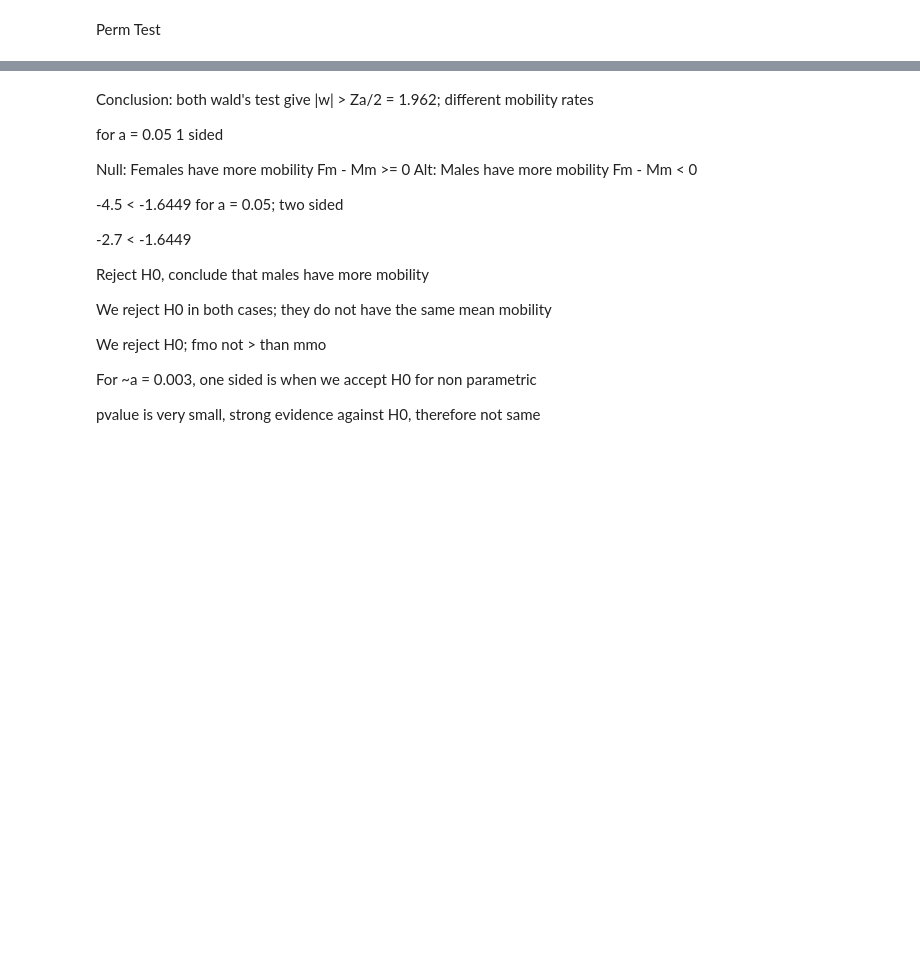
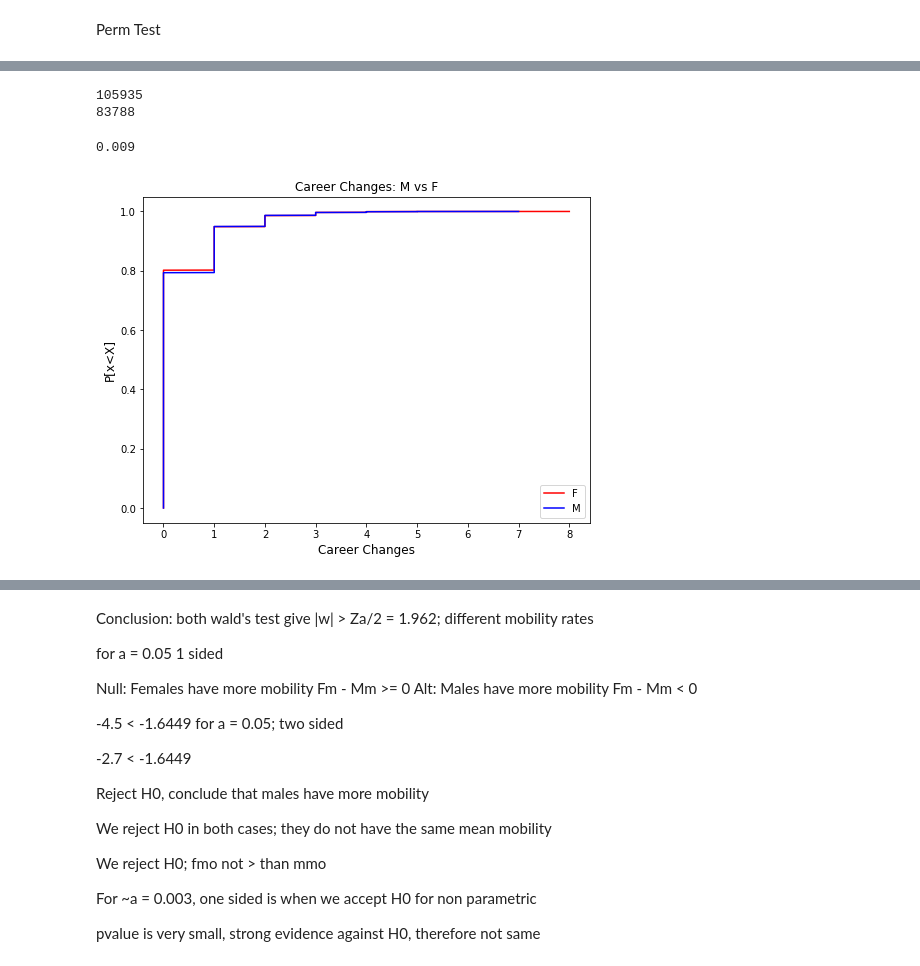
Before and after one commit to iopoi/iowa_state_employee_analysis-, a Jupyter notebook: GenderExHypo.ipynb, the cells around one changed output, grey strips where cells are left out. Cells and saved outputs as stored; diff of their text form; code cells hidden in the pictures; blank space fills up the shorter version.

Commit message:
Add graphs, perm p value for m1 h3.

```diff
--- a/GenderExHypo.ipynb
+++ b/GenderExHypo.ipynb
@@ -977,0 +976,40 @@ print(p_value/float(trials))
+# %%
+print(len(X))
+print(len(Y))
+# %% [output]
+105935
+83788
+# %%
+# statistic is |Xind-Yind|
+U = np.concatenate((X_ind,Y_ind))
+trials = 1000
+p_value = 0
+for trial in range(trials):
+    np.random.shuffle(U)
+    nX = U[:len(X_ind)]
+    nY = U[len(X_ind):]
+    nX_mean = np.mean(nX)
+    nX_var = np.var(nX)
+    nY_mean = np.mean(nY)
+    nY_var = np.var(nY)
+    top = nX_mean - nY_mean
+    bottom = np.sqrt(nX_var/len(X)+nY_var/len(Y))
+    T = np.abs(top/bottom)
+    # print(T)
+    # how many tests are larger than observed
+    if T > np.abs(t_abs):
+        p_value += 1
+print(p_value/float(trials))
+# %% [output]
+0.009
+# %%
+plt.figure(figsize=(8,6))
+plt.plot(np.sort(X), np.arange(len(X))/float(len(X)-1), color="red",label="F")
+plt.plot(np.sort(Y), np.arange(len(Y))/float(len(Y)-1), color="blue",label="M")
+plt.xlabel('Career Changes', fontsize=12)
+plt.ylabel('P[x<X]', fontsize=12)
+plt.legend(loc='lower right')
+plt.title("Career Changes: M vs F")
+plt.show()
+# %% [output]
+[figure, added]
```
Also changed, not shown: parts of 30 cells of this notebook.
